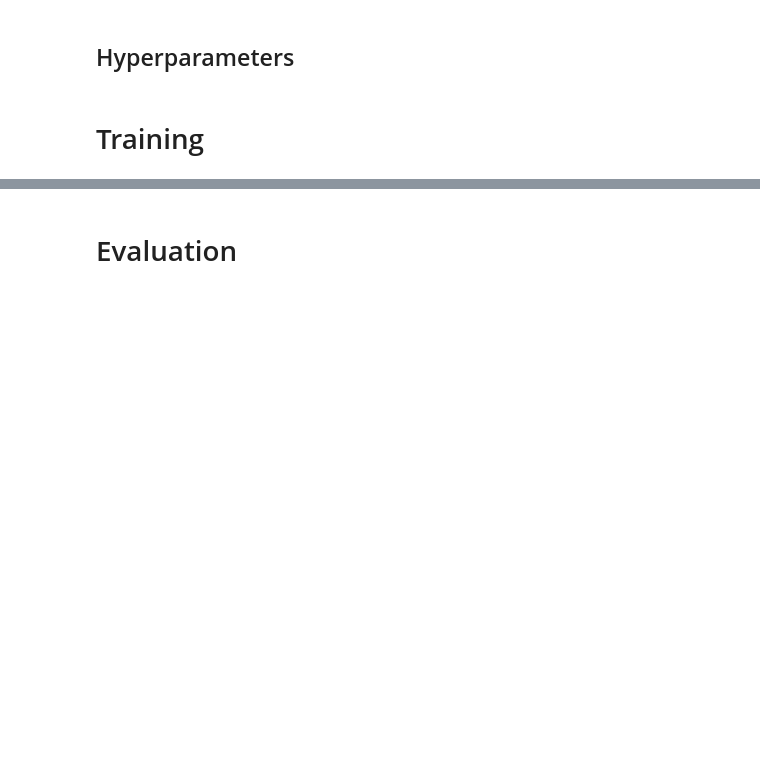
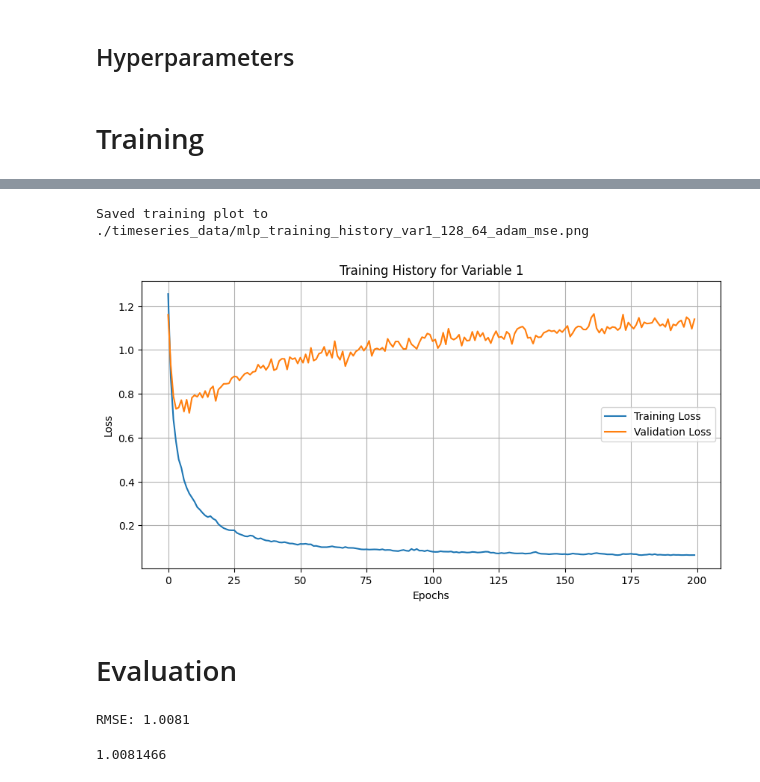
Before and after one commit to babypanda212/mless, a Jupyter notebook: homework2/task2_MLP.ipynb, the cells around one changed output, grey strips where cells are left out. Drawn from its saved outputs; the diff is of its cells as text; code cells hidden in the pictures; blank space fills up the shorter version.

```diff
--- a/homework2/task2_MLP.ipynb
+++ b/homework2/task2_MLP.ipynb
@@ -585,7 +535,9 @@ p values less than 0.001 in both directions - they both "Granger-cause" each oth
 ## Dataloading
 # %%
 # get data from normalised data stored in gdrive
-dataframes = pd.read_csv(os.path.join(TIMESERIES_DATA_DIR, "normalized_data.csv"), parse_dates=["datetime"])
+# dataframes = pd.read_csv(os.path.join(TIMESERIES_DATA_DIR, "normalized_data.csv"), parse_dates=["datetime"])
+# if local
+dataframes = pd.read_csv("/Users/ayeshakhan/mless/time_series_forecasting/data/normalized_data.csv", parse_dates=["datetime"])
 # remove variables other than temp and O3
 dataframes = dataframes[["station_code", "datetime", "temp", "o3"]]
 # reducing data size to be able to use in Colab
@@ -689,10 +637,10 @@ Not sure if I did the right thing by dropping duplicates just like that.
 # %%
 # set hyperparameters for the model
 
-mlp_hidden_units = [36, 18] # hidden layer sizes
-mlp_epochs = 50 # number of epochs to train the model
-mlp_batch_size = 400 # batch size for training
-activation_fn='relu' # activation function for the hidden layers
+mlp_hidden_units = [128, 64] # hidden layer sizes
+mlp_epochs = 200 # number of epochs to train the model
+mlp_batch_size = 128 # batch size for training
+activation_fn='gelu' # activation function for the hidden layers
 mlp_optim = 'adam' # optimizer for the model
 mlp_loss = 'mse' # loss function for the model
 # %% [markdown]
@@ -808,3 +737,36 @@ WARNING:absl:You are saving your model as an HDF5 file via `model.save()` or `ke
+# %%
+def plot_training_history(histories, variable_idx, save_path=None):
+    """
+    Plot the training and validation loss curves for a given variable and optionally save.
+
+    Args:
+        histories (dict): Dictionary containing training history for each variable.
+        variable_idx (int): Index of the variable to plot.
+        save_path (str, optional): File path to save the plot image.
+    """
+    history = histories[variable_idx]
+    plt.figure(figsize=(10, 5))
+    plt.plot(history['loss'], label='Training Loss')
+    plt.plot(history['val_loss'], label='Validation Loss')
+    plt.title(f"Training History for Variable {variable_idx + 1}")
+    plt.xlabel('Epochs')
+    plt.ylabel('Loss')
+    plt.legend()
+    plt.grid()
+
+    if save_path:
+        plt.savefig(save_path)
+        print(f"Saved training plot to {save_path}")
+
+    plt.show()
+
+filename = f"mlp_training_history_var1_{'_'.join(map(str, mlp_hidden_units))}_{mlp_optim}_{mlp_loss}.png"
+save_path = os.path.join(TIMESERIES_DATA_DIR, filename)
+
+plot_training_history(training_histories, 0, save_path=save_path)
+# %% [output]
+Saved training plot to ./timeseries_data/mlp_training_history_var1_128_64_adam_mse.png
+[figure, added]
 # %% [markdown]
 # Evaluation
 # %%
@@ -817,6 +779,9 @@ y_pred_selected = mlp_predictions[:, :, var_idx]
 
 # Compare predicted vs. true ozone curves for all test samples
 evaluate_model(y_test_selected, y_pred_selected)
+# %% [output]
+RMSE: 1.0081
+1.0081466
 # %%
 plt.figure(figsize=(12, 6))
 
```
Also changed, not shown: parts of 9 cells of this notebook, 10 other files.
